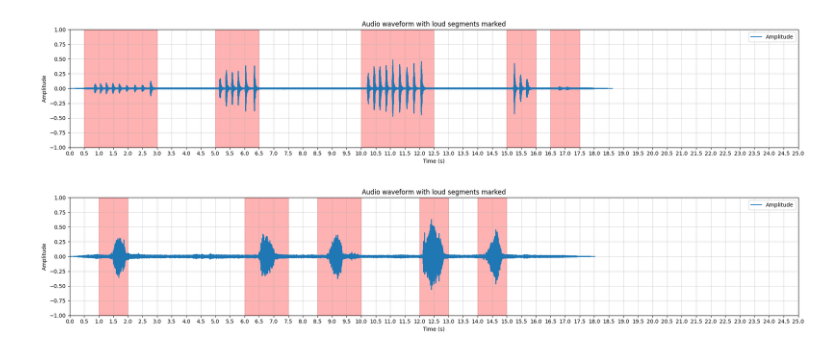
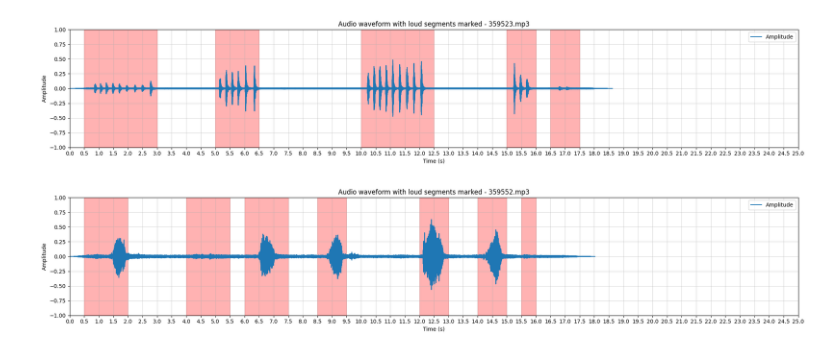
Before and after one commit to FathanAM0/Dasar-Kecerdasan-Artificial_Tugas-Besar, a Jupyter notebook: Dataset/code_labeling_xc.ipynb, the cells around one changed output. Cells and saved outputs as stored; diff of their text form; code cells hidden in the pictures.

```diff
--- a/Dataset/code_labeling_xc.ipynb
+++ b/Dataset/code_labeling_xc.ipynb
@@ -13,12 +14,13 @@ OVERLAP_DURATION = int(0.5 * SAMPLE_RATE)
 dir_data_xc = r"C:\Users\Lulay\Documents\GitHub\Dasar-Kecerdasan-Artificial_Tugas-Besar\Dataset\xeno-canto"
 # %%
 def load_and_plot(path, list_result):
+    file_name = os.path.basename(path)
     audio, sr = librosa.load(path, sr=SAMPLE_RATE)
     time_axis = np.linspace(0, len(audio) / sr, len(audio))
 
     plt.figure(figsize=(20, 4))
     plt.plot(time_axis, audio, label="Amplitude")
-    plt.title("Audio waveform with loud segments marked")
+    plt.title(f"Audio waveform with loud segments marked - {file_name}")
     plt.xlabel("Time (s)")
     plt.ylabel("Amplitude")
 
@@ -61,8 +63,8 @@ load_and_plot(dir_data_xc+"/282469.mp3",[[0.5, 1.5], [1.0, 2.0], [1.5, 2.5], [2.
 # %%
 load_and_plot(dir_data_xc+"/359523.mp3",[[0.5, 3.0], [5.0, 6.5], [10.0, 12.5], [15.0, 16.0], [16.5, 17.5]])
 # %% [output]
-[figure, old version]
+[figure, new version]
 # %%
-load_and_plot(dir_data_xc+"/359552.mp3",[[1.0, 2.0], [6.0, 7.5], [8.5, 10.0], [12.0, 13.0], [14.0, 15.0]])
+load_and_plot(dir_data_xc+"/359552.mp3",[[0.5, 2.0], [4.0, 5.5], [6.0, 7.5], [8.5, 9.5], [12.0, 13.0], [14.0, 15.0], [15.5, 16.0]])
 # %% [output]
-[figure, old version]
+[figure, new version]
```
Also changed, not shown: parts of 18 cells of this notebook, 2 other files.
